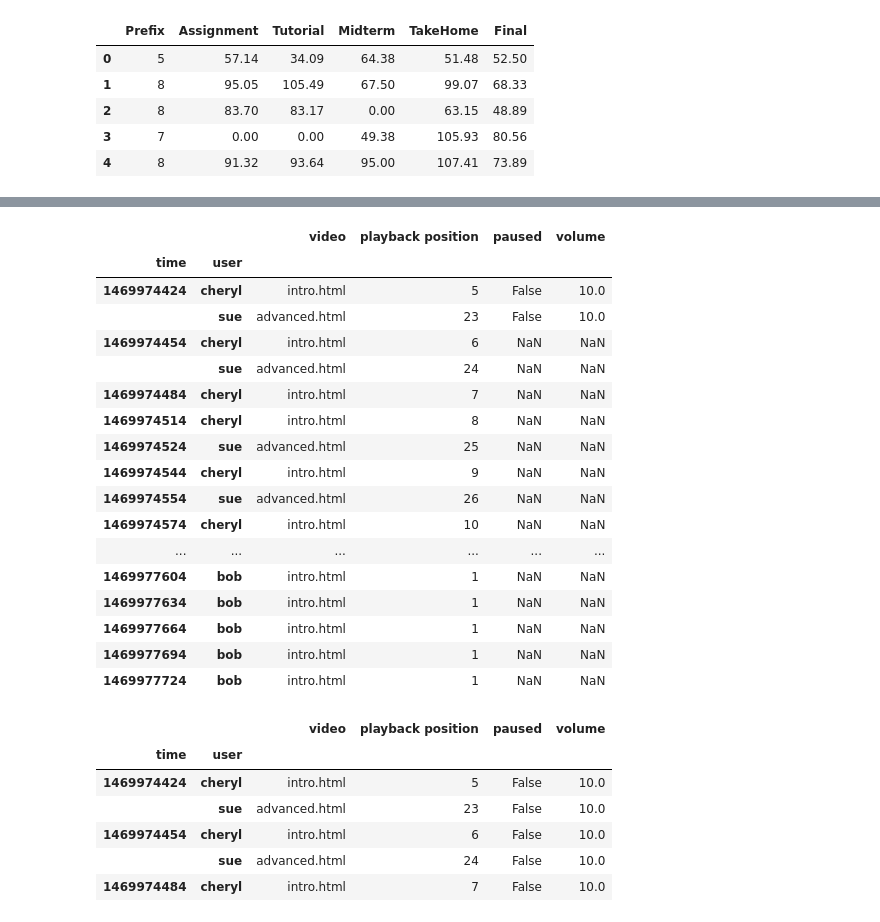
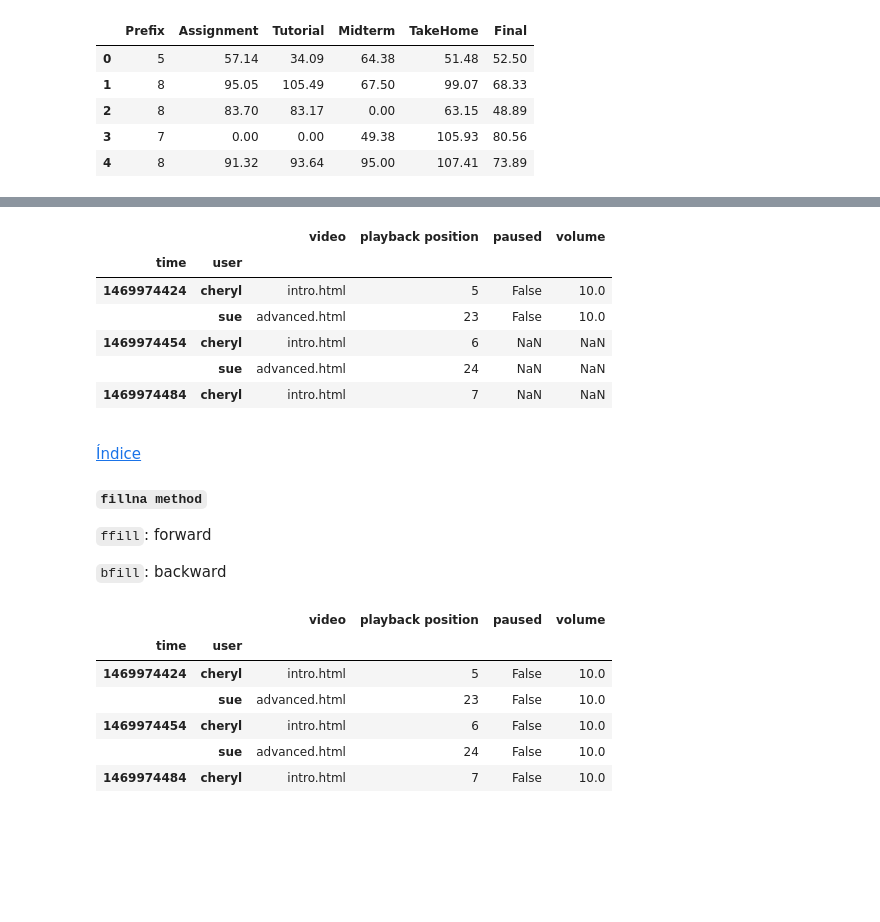
Before and after one commit to SantiGonzalezz/Applied-Data-Science-with-Python, a Jupyter notebook: 1. Introduction to Data Science in Python/Week 2/Pandas.ipynb, the cells around one changed output, grey strips where cells are left out. Cells and saved outputs as stored; diff of their text form; code cells hidden in the pictures; blank space fills up the shorter version.

```diff
--- a/1. Introduction to Data Science in Python/Week 2/Pandas.ipynb
+++ b/1. Introduction to Data Science in Python/Week 2/Pandas.ipynb
@@ -416,26 +547,25 @@ df.head(20)
 # %%
 df = df.reset_index()
 df = df.set_index(['time', 'user'])
-df
+df.head()
 # %% [output]
 |  |  | video | playback position | paused | volume |
 | time | user |  |  |  |  |
 | 1469974424 | cheryl | intro.html | 5 | False | 10.0 |
 |  | sue | advanced.html | 23 | False | 10.0 |
 | 1469974454 | cheryl | intro.html | 6 | NaN | NaN |
 |  | sue | advanced.html | 24 | NaN | NaN |
 | 1469974484 | cheryl | intro.html | 7 | NaN | NaN |
-| 1469974514 | cheryl | intro.html | 8 | NaN | NaN |
-| 1469974524 | sue | advanced.html | 25 | NaN | NaN |
-| 1469974544 | cheryl | intro.html | 9 | NaN | NaN |
-| 1469974554 | sue | advanced.html | 26 | NaN | NaN |
-| 1469974574 | cheryl | intro.html | 10 | NaN | NaN |
-| ... | ... | ... | ... | ... | ... |
-| 1469977604 | bob | intro.html | 1 | NaN | NaN |
-| 1469977634 | bob | intro.html | 1 | NaN | NaN |
-| 1469977664 | bob | intro.html | 1 | NaN | NaN |
-| 1469977694 | bob | intro.html | 1 | NaN | NaN |
-| 1469977724 | bob | intro.html | 1 | NaN | NaN |
+# %% [markdown]
+<a id='c_fillna_method'></a>
+
+[Índice](#index)
+
+##### `fillna method`
+
+`ffill`: forward
+
+`bfill`: backward
 # %%
 df = df.fillna(method='ffill')
 df.head()
```
Also changed, not shown: parts of 33 cells of this notebook.
